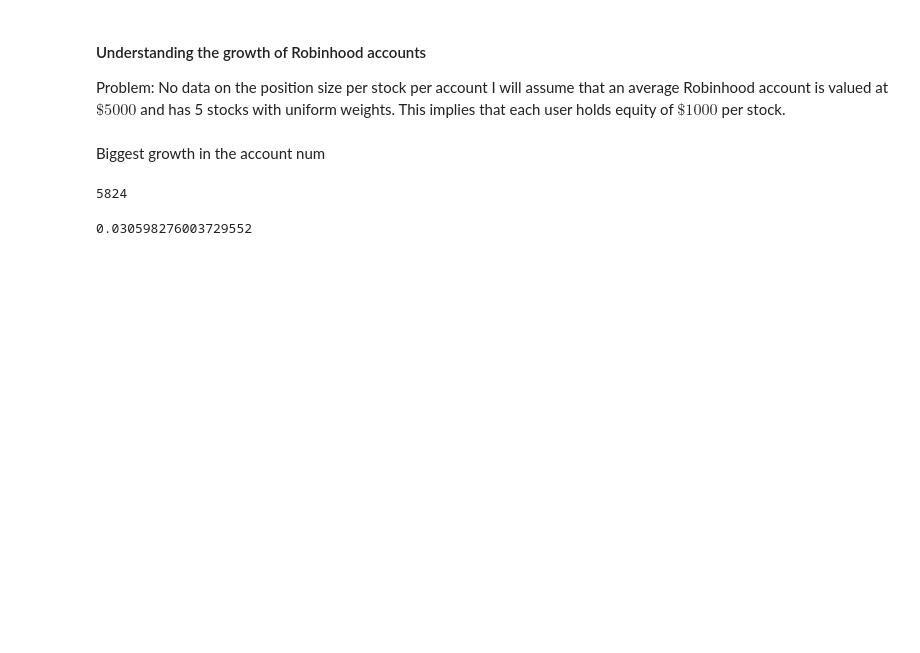
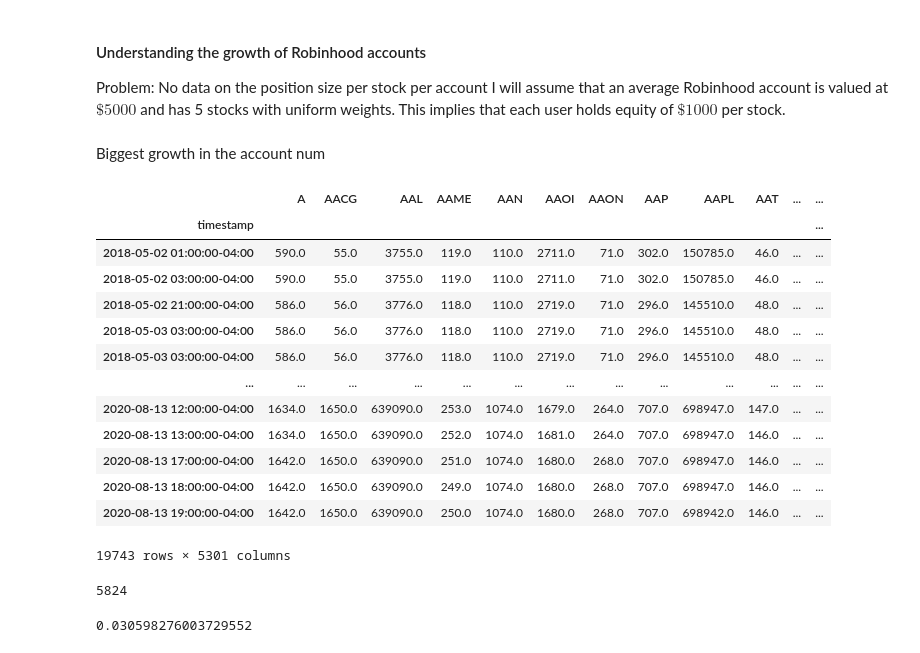
Before and after one commit to DS4A-mathemagicians/robintrack, a Jupyter notebook: robintrack analysis.ipynb, the cells around one changed output. Saved outputs shown, nothing was run; the diff lists cells and outputs as text; code cells hidden in the pictures; blank space fills up the shorter version.

```diff
--- a/robintrack analysis.ipynb
+++ b/robintrack analysis.ipynb
@@ -140,3 +145,20 @@ Biggest growth in the account num
+# %%
+user_df
+# %% [output]
+|  | A | AACG | AAL | AAME | AAN | AAOI | AAON | AAP | AAPL | AAT | ... | ... |
+| timestamp |  |  |  |  |  |  |  |  |  |  |  | ... |
+| 2018-05-02 01:00:00-04:00 | 590.0 | 55.0 | 3755.0 | 119.0 | 110.0 | 2711.0 | 71.0 | 302.0 | 150785.0 | 46.0 | ... | ... |
+| 2018-05-02 03:00:00-04:00 | 590.0 | 55.0 | 3755.0 | 119.0 | 110.0 | 2711.0 | 71.0 | 302.0 | 150785.0 | 46.0 | ... | ... |
+| 2018-05-02 21:00:00-04:00 | 586.0 | 56.0 | 3776.0 | 118.0 | 110.0 | 2719.0 | 71.0 | 296.0 | 145510.0 | 48.0 | ... | ... |
+| 2018-05-03 03:00:00-04:00 | 586.0 | 56.0 | 3776.0 | 118.0 | 110.0 | 2719.0 | 71.0 | 296.0 | 145510.0 | 48.0 | ... | ... |
+| 2018-05-03 03:00:00-04:00 | 586.0 | 56.0 | 3776.0 | 118.0 | 110.0 | 2719.0 | 71.0 | 296.0 | 145510.0 | 48.0 | ... | ... |
+| ... | ... | ... | ... | ... | ... | ... | ... | ... | ... | ... | ... | ... |
+| 2020-08-13 12:00:00-04:00 | 1634.0 | 1650.0 | 639090.0 | 253.0 | 1074.0 | 1679.0 | 264.0 | 707.0 | 698947.0 | 147.0 | ... | ... |
+| 2020-08-13 13:00:00-04:00 | 1634.0 | 1650.0 | 639090.0 | 252.0 | 1074.0 | 1681.0 | 264.0 | 707.0 | 698947.0 | 146.0 | ... | ... |
+| 2020-08-13 17:00:00-04:00 | 1642.0 | 1650.0 | 639090.0 | 251.0 | 1074.0 | 1680.0 | 268.0 | 707.0 | 698947.0 | 146.0 | ... | ... |
+| 2020-08-13 18:00:00-04:00 | 1642.0 | 1650.0 | 639090.0 | 249.0 | 1074.0 | 1680.0 | 268.0 | 707.0 | 698947.0 | 146.0 | ... | ... |
+| 2020-08-13 19:00:00-04:00 | 1642.0 | 1650.0 | 639090.0 | 250.0 | 1074.0 | 1680.0 | 268.0 | 707.0 | 698942.0 | 146.0 | ... | ... |
+19743 rows × 5301 columns
 # %%
 # companies that IPOed before 2018 May - have data from the beginning
 exist_before = time_df.iloc[0,:].apply(lambda x: x.date() == dt.date(2018, 5, 2))
```
Also changed, not shown: parts of 14 cells of this notebook.
